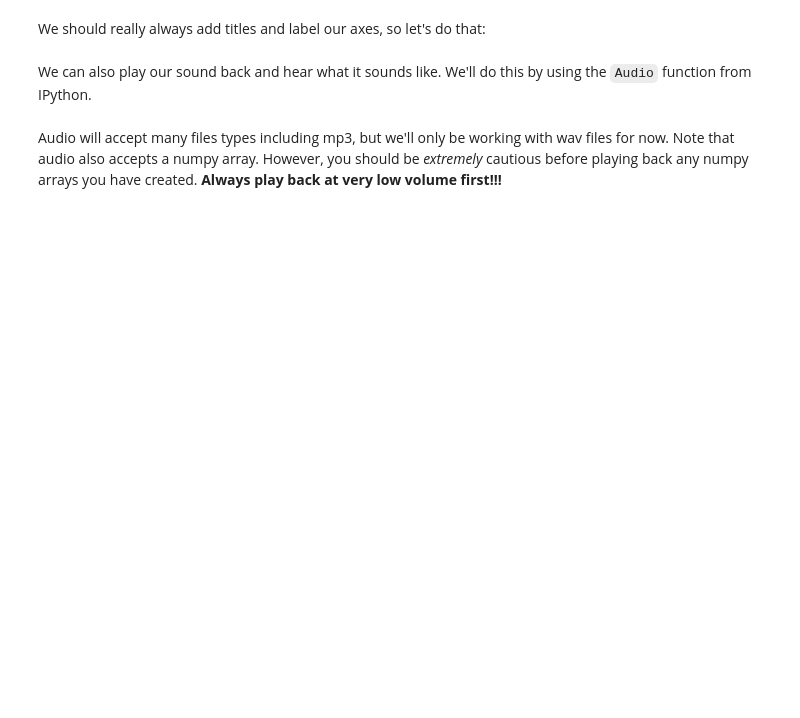
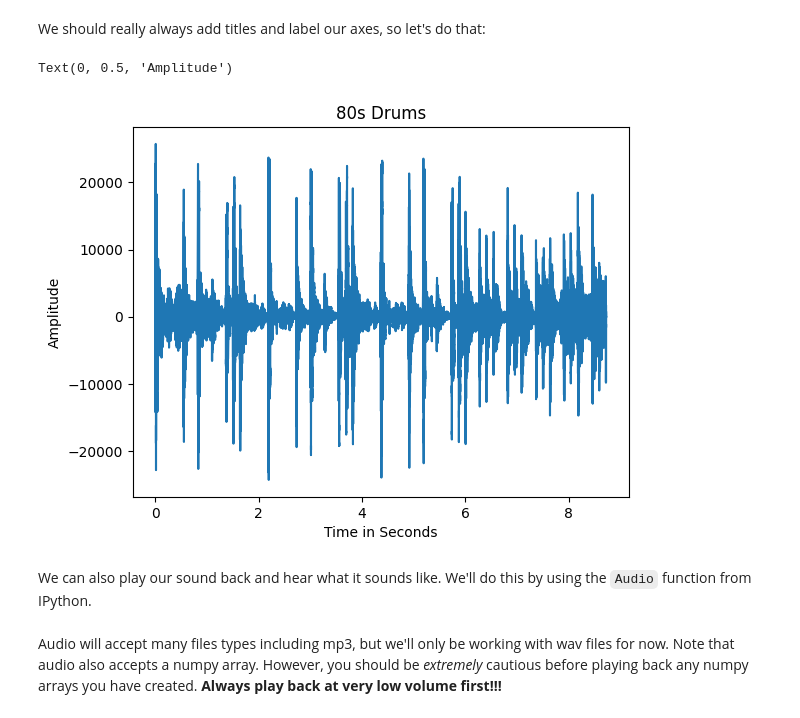
Before and after one commit to MrSesameSeed/AudioTechII, a Jupyter notebook: Lectures-Blank/Lesson02a_IntroNumpySound.ipynb, the cells around one changed output. Cells and saved outputs as stored; diff of their text form; code cells hidden in the pictures; blank space fills up the shorter version.

```diff
--- a/Lectures-Blank/Lesson02a_IntroNumpySound.ipynb
+++ b/Lectures-Blank/Lesson02a_IntroNumpySound.ipynb
@@ -89,4 +148,12 @@ We can now redo our plot but this time plot *t* with respect to *x*:
 # %% [markdown]
 We should really always add titles and label our axes, so let's do that:
+# %%
+plt.plot(t, x)
+plt.title('80s Drums')
+plt.xlabel('Time in Seconds')
+plt.ylabel('Amplitude')
+# %% [output]
+Text(0, 0.5, 'Amplitude')
+[figure, added]
 # %% [markdown]
 We can also play our sound back and hear what it sounds like. We'll do this by using the `Audio` function from IPython.
```
Also changed, not shown: parts of 11 cells of this notebook.
